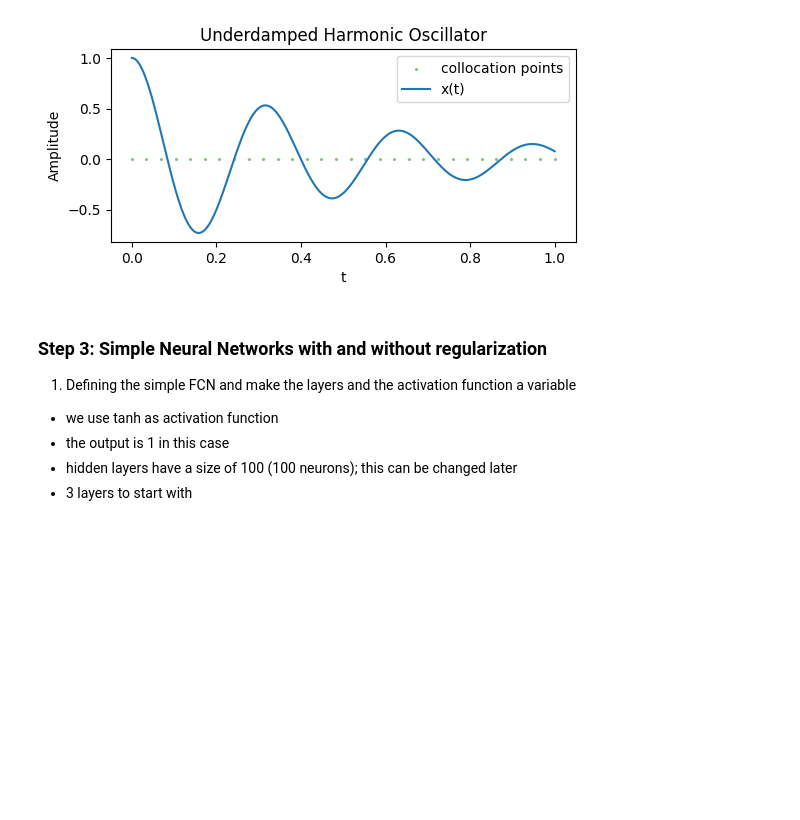
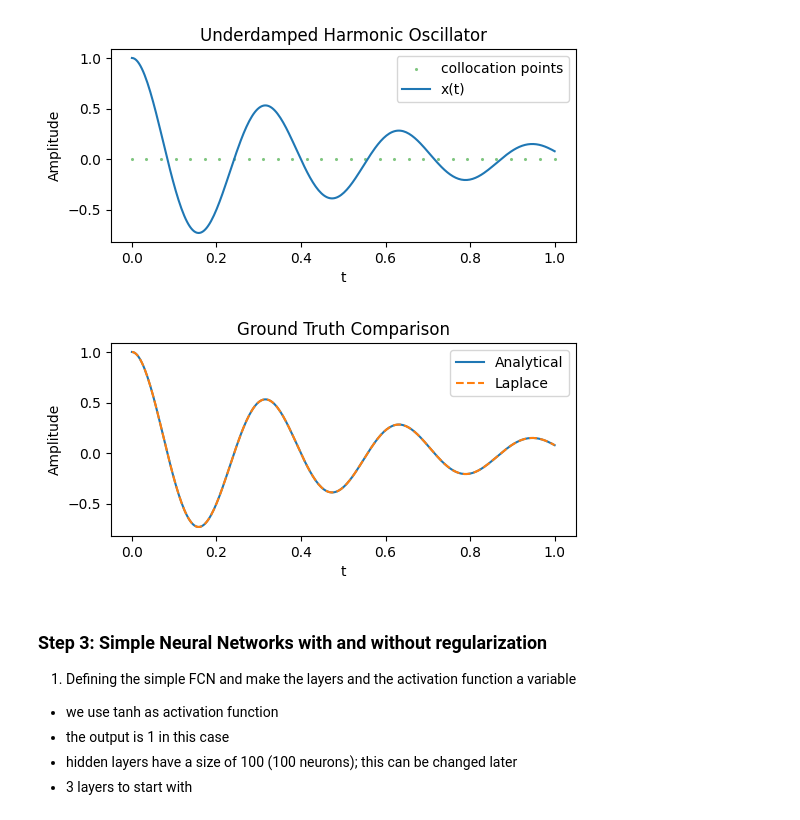
Before and after one commit to Eluyscuti/PINN-tutorial, a Jupyter notebook: PINNs/PINNs-massdamper/mass-damper-PINN-tutorial-beta.ipynb, the cells around one changed output. Drawn from its saved outputs; the diff is of its cells as text; code cells hidden in the pictures; blank space fills up the shorter version.

Commit message:
Created markdown with laplace transform math, LAP method and also implemented laplace transform for ground truth

```diff
--- a/PINNs/PINNs-massdamper/mass-damper-PINN-tutorial-beta.ipynb
+++ b/PINNs/PINNs-massdamper/mass-damper-PINN-tutorial-beta.ipynb
@@ -165,6 +165,27 @@ pp.legend()
 pp.show()
 # %% [output]
 [figure]
+# %%
+#Laplace transform method
+
+def mass_damper_laplace(delta, omega0, t):
+    omega = np.sqrt(omega0**2 - delta**2)
+    term1 = np.exp(-delta * t) * np.cos(omega * t)
+    term2 = (delta / omega) * np.exp(-delta * t) * np.sin(omega * t)
+    return term1 + term2
+
+yexact_laplace = mass_damper_laplace(delta_val, omega0_val, times)
+
+pp.figure(figsize=(6,2.5))
+pp.plot(times, yexact, label="Analytical", color="tab:blue")
+pp.plot(times, yexact_laplace, label="Laplace", color="tab:orange", linestyle="--")
+pp.xlabel("t")
+pp.ylabel("Amplitude")
+pp.title("Ground Truth Comparison")
+pp.legend()
+pp.show()
+# %% [output]
+[figure, added]
 # %% [markdown]
 ### Step 3: Simple Neural Networks with and without regularization
 1. Defining the simple FCN and make the layers and the activation function a variable
```
Also changed, not shown: parts of 1 cell of this notebook, 3 other files.
